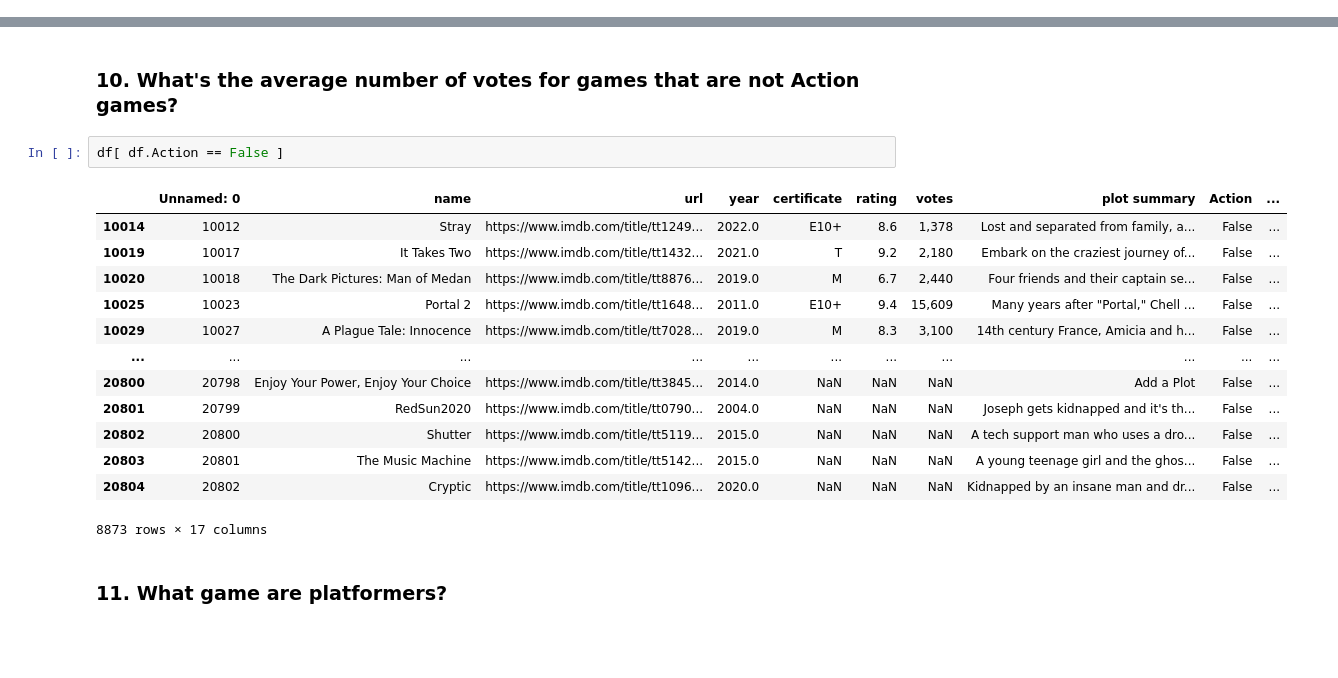
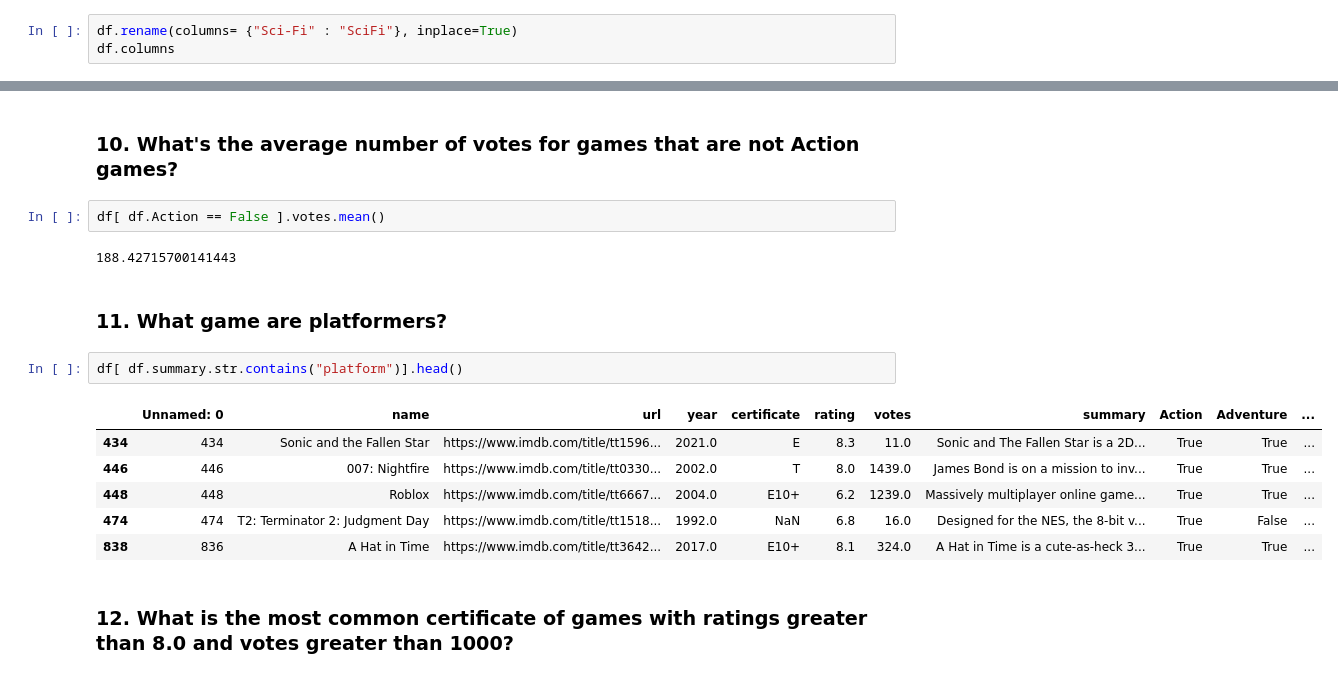
Before and after one commit to AveryH6/cis277-fa22-Lab3, a Jupyter notebook: Lab3.ipynb, the cells around one changed output, grey strips where cells are left out. Saved outputs shown, nothing was run; the diff lists cells and outputs as text; blank space fills up the shorter version.

```diff
--- a/Lab3.ipynb
+++ b/Lab3.ipynb
@@ -167,0 +207,3 @@ ValueError: No axis named Adventure for object type DataFrame
+# %%
+df.rename(columns= {"Sci-Fi" : "SciFi"}, inplace=True)
+df.columns
@@ -170,20 +267,19 @@ ValueError: No axis named Adventure for object type DataFrame
 # %% [markdown]
 ### 10. What's the average number of votes for games that are not Action games?
 # %%
-df[ df.Action == False ]
+df[ df.Action == False ].votes.mean()
 # %% [output]
-|  | Unnamed: 0 | name | url | year | certificate | rating | votes | plot summary | Action | ... |
-| 10014 | 10012 | Stray | https://www.imdb.com/title/tt1249... | 2022.0 | E10+ | 8.6 | 1,378 | Lost and separated from family, a... | False | ... |
-| 10019 | 10017 | It Takes Two | https://www.imdb.com/title/tt1432... | 2021.0 | T | 9.2 | 2,180 | Embark on the craziest journey of... | False | ... |
-| 10020 | 10018 | The Dark Pictures: Man of Medan | https://www.imdb.com/title/tt8876... | 2019.0 | M | 6.7 | 2,440 | Four friends and their captain se... | False | ... |
-| 10025 | 10023 | Portal 2 | https://www.imdb.com/title/tt1648... | 2011.0 | E10+ | 9.4 | 15,609 | Many years after "Portal," Chell ... | False | ... |
-| 10029 | 10027 | A Plague Tale: Innocence | https://www.imdb.com/title/tt7028... | 2019.0 | M | 8.3 | 3,100 | 14th century France, Amicia and h... | False | ... |
-| ... | ... | ... | ... | ... | ... | ... | ... | ... | ... | ... |
-| 20800 | 20798 | Enjoy Your Power, Enjoy Your Choice | https://www.imdb.com/title/tt3845... | 2014.0 | NaN | NaN | NaN | Add a Plot | False | ... |
-| 20801 | 20799 | RedSun2020 | https://www.imdb.com/title/tt0790... | 2004.0 | NaN | NaN | NaN | Joseph gets kidnapped and it's th... | False | ... |
-| 20802 | 20800 | Shutter | https://www.imdb.com/title/tt5119... | 2015.0 | NaN | NaN | NaN | A tech support man who uses a dro... | False | ... |
-| 20803 | 20801 | The Music Machine | https://www.imdb.com/title/tt5142... | 2015.0 | NaN | NaN | NaN | A young teenage girl and the ghos... | False | ... |
-| 20804 | 20802 | Cryptic | https://www.imdb.com/title/tt1096... | 2020.0 | NaN | NaN | NaN | Kidnapped by an insane man and dr... | False | ... |
-8873 rows × 17 columns
+188.42715700141443
 # %% [markdown]
 ### 11. What game are platformers?
+# %%
+df[ df.summary.str.contains("platform")].head()
+# %% [output]
+|  | Unnamed: 0 | name | url | year | certificate | rating | votes | summary | Action | Adventure | ... |
+| 434 | 434 | Sonic and the Fallen Star | https://www.imdb.com/title/tt1596... | 2021.0 | E | 8.3 | 11.0 | Sonic and The Fallen Star is a 2D... | True | True | ... |
+| 446 | 446 | 007: Nightfire | https://www.imdb.com/title/tt0330... | 2002.0 | T | 8.0 | 1439.0 | James Bond is on a mission to inv... | True | True | ... |
+| 448 | 448 | Roblox | https://www.imdb.com/title/tt6667... | 2004.0 | E10+ | 6.2 | 1239.0 | Massively multiplayer online game... | True | True | ... |
+| 474 | 474 | T2: Terminator 2: Judgment Day | https://www.imdb.com/title/tt1518... | 1992.0 | NaN | 6.8 | 16.0 | Designed for the NES, the 8-bit v... | True | False | ... |
+| 838 | 836 | A Hat in Time | https://www.imdb.com/title/tt3642... | 2017.0 | E10+ | 8.1 | 324.0 | A Hat in Time is a cute-as-heck 3... | True | True | ... |
+# %% [markdown]
+### 12. What is the most common certificate of games with ratings greater than 8.0 and votes greater than 1000?
```
Also changed, not shown: parts of 22 cells of this notebook.
